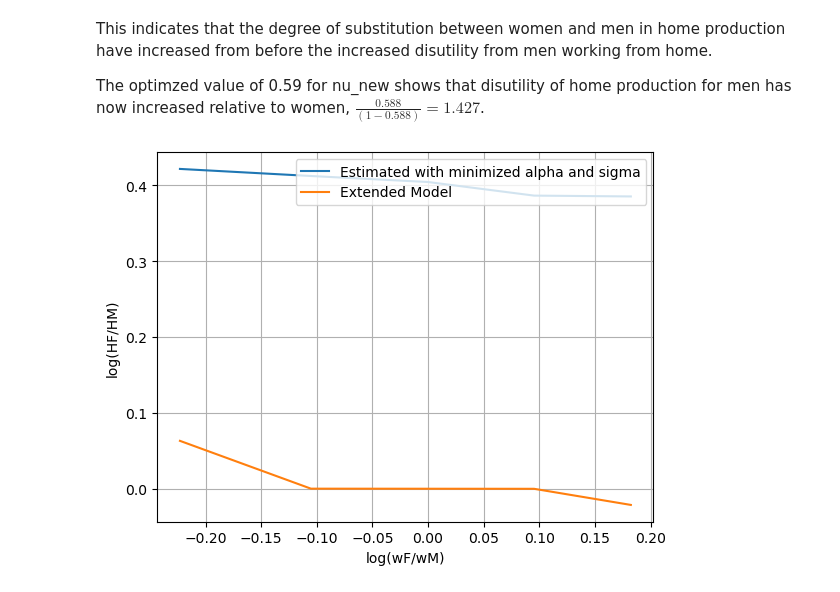
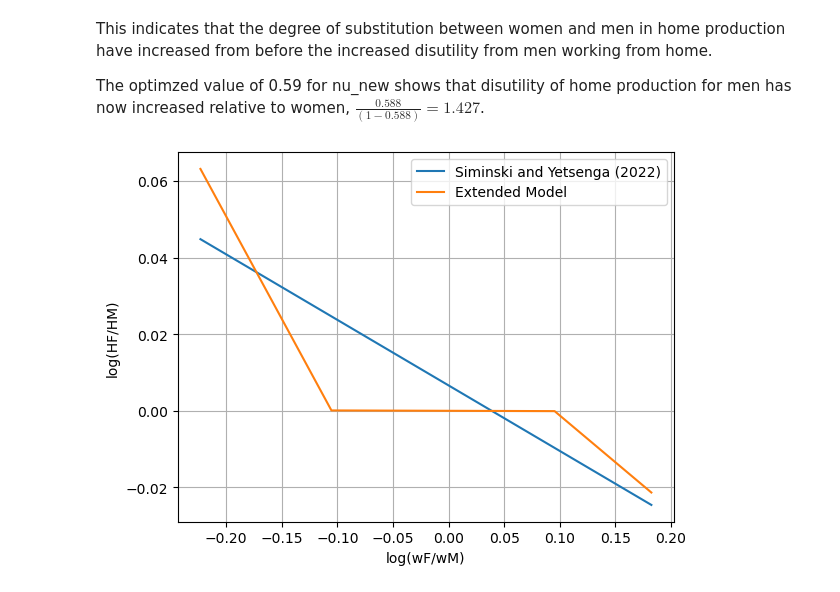
Before and after one commit to NumEconCopenhagen/projects-2023-rvcode, a Jupyter notebook: inauguralproject/inauguralproject.ipynb, the cells around one changed output. Drawn from its saved outputs; the diff is of its cells as text; code cells hidden in the pictures.

```diff
--- a/inauguralproject/inauguralproject.ipynb
+++ b/inauguralproject/inauguralproject.ipynb
@@ -245,27 +226,30 @@ This indicates that the degree of substitution between women and men in home pro
 
 The optimzed value of 0.59 for nu_new shows that disutility of home production for men has now increased relative to women, $\frac{0.588}{(1-0.588)} = 1.427$.
 # %%
+# After estimating sigma and nu_new in Q5
+
+# Create a vector of x-values (these should match the x-values of your data)
 x_values = np.log(hsm.par.wF_vec/hsm.par.wM)
 
+# Use your estimated parameters to calculate the corresponding y-values for the regression line
 y_values = sol.beta0 + sol.beta1 * x_values
 
-#plotting results in a plot
-plt.plot(logwFwM_ratio, logHFHM_ratio_continous, label='Estimated with minimized alpha and sigma')
+# Add The regression line from Q4
+plt.plot(x_values, y_values, label='Siminski and Yetsenga (2022)')
 
-
-# Now running the model with the new parameters and get the ratio
+# Now run the model with the parameters from Q5 and get the ratio
 Home_ratio = hsm.solve_wF_vec(discrete = False)
 log_w_rat = np.log(hsm.par.wF_vec / hsm.par.wM)
 y_values_Q5 = np.log(Home_ratio)
 
-# Adding the regression line from Q5
+# Add the regression line from Q5
 plt.plot(log_w_rat, y_values_Q5, label='Extended Model')
 
 # Add labels, legend and show the plot
 plt.xlabel('log(wF/wM)')
 plt.ylabel('log(HF/HM)')
 plt.legend(loc='upper right')
 plt.grid(True)
 plt.show()
 # %% [output]
-[figure, old version]
+[figure, new version]
```
Also changed, not shown: parts of 2 cells of this notebook, 1 other file.
